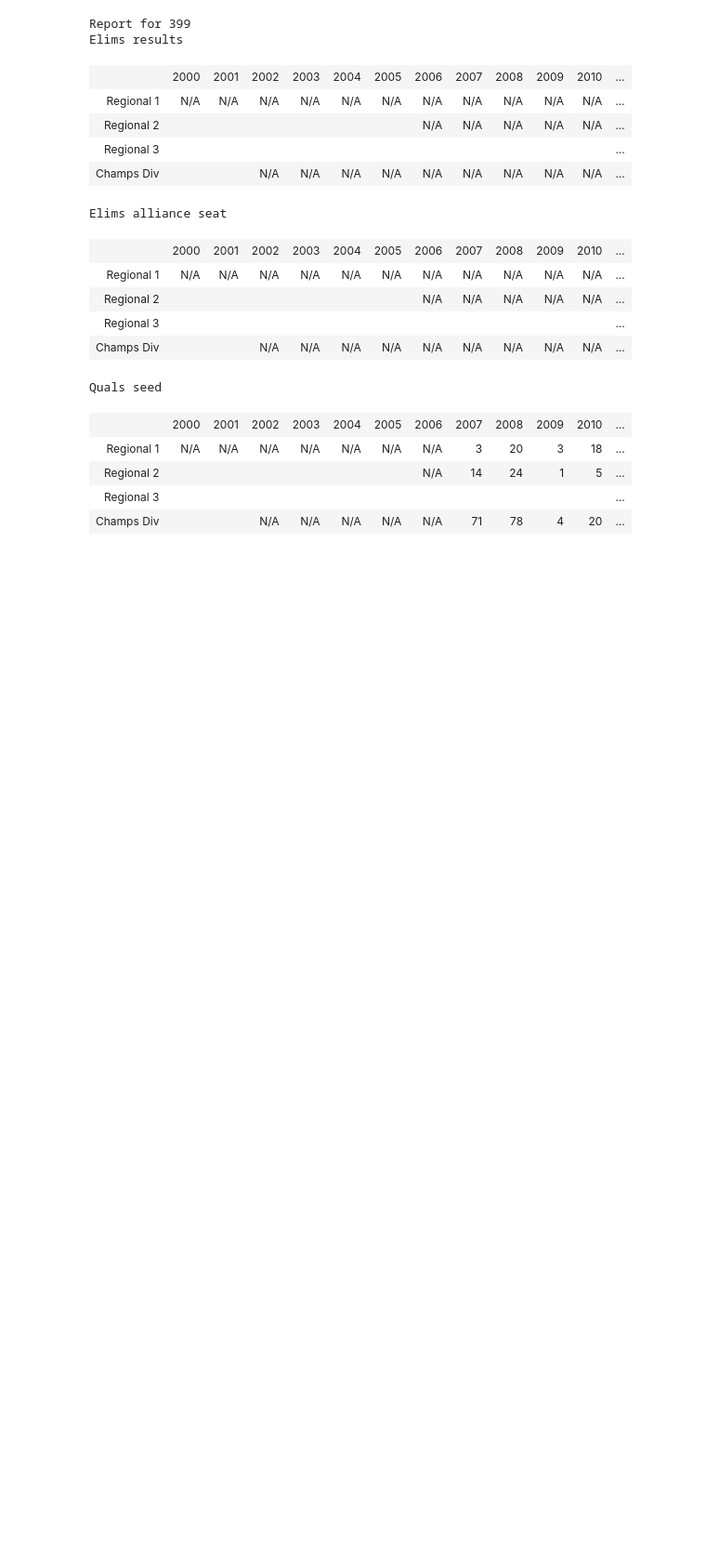
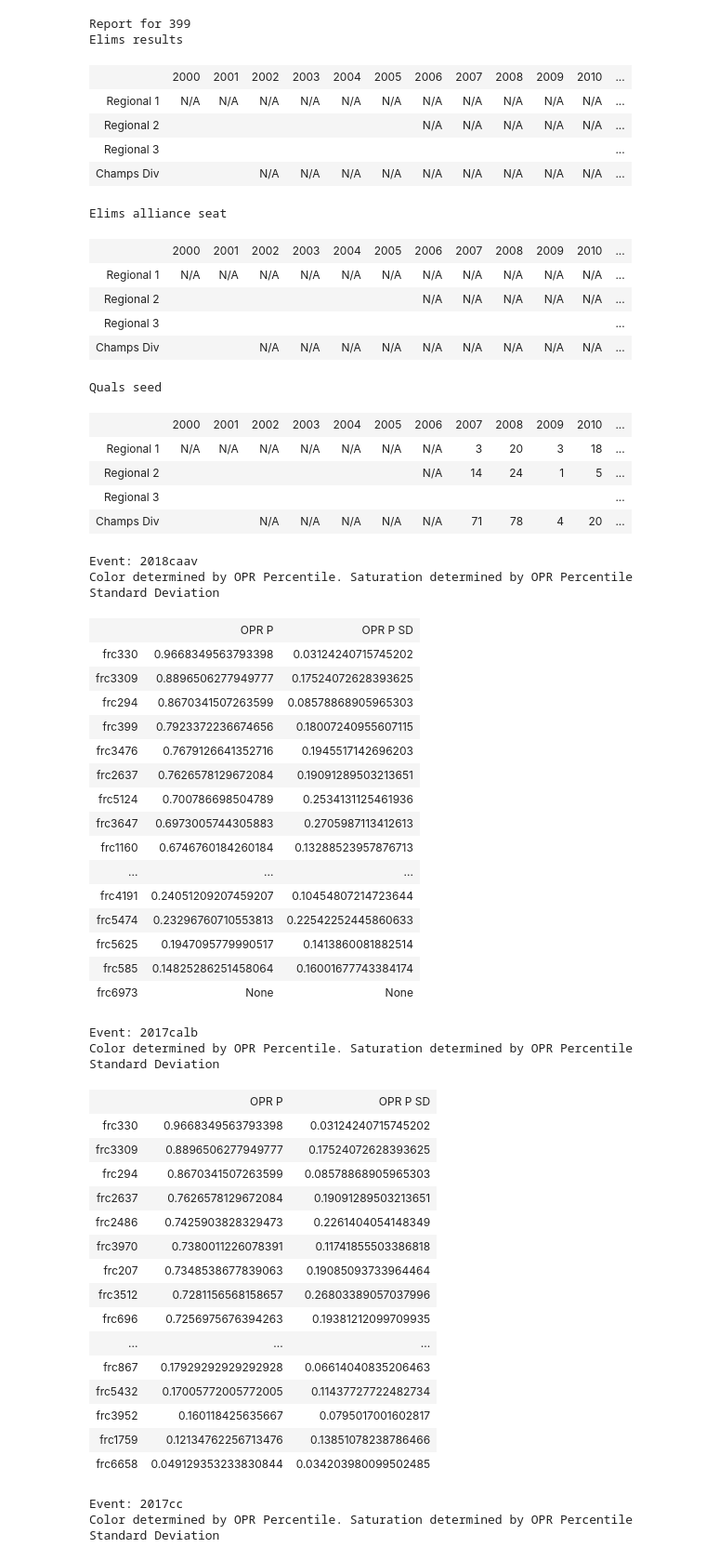
Before and after one commit to yabberyabber/jupyter_notebooks, a Jupyter notebook: tba at a glance.ipynb, the cells around one changed output. Shown at 93% size. Drawn from its saved outputs; the diff is of its cells as text; code cells hidden in the pictures; blank space fills up the shorter version.

Commit message:
Event at-a-glance

```diff
--- a/tba at a glance.ipynb
+++ b/tba at a glance.ipynb
@@ -33,6 +33,7 @@ from functools import lru_cache
 team_events = lru_cache(maxsize=512)(tba.team_events)
 event_alliances = lru_cache(maxsize=512)(tba.event_alliances)
 event_rankings = lru_cache(maxsize=512)(tba.event_rankings)
+event_oprs = lru_cache(maxsize=512)(tba.event_oprs)
 
 def scrape_event_codes(events, year):
     return [str(year) + event['event_code'] for event in events]
@@ -526,7 +527,7 @@ class TableBuilder:
             row = ['<td>{:s}</td>'.format(row)]
             for cell in row_cells:
                 if cell['color']:
-                    row.append('<td bgcolor="{:s}">{:s}</td>'.format(
+                    row.append('<td style="background-color:{:s}">{:s}</td>'.format(
                                     str(cell['color']),
                                     str(cell['value'])))
                 else:
@@ -785,0 +853,71 @@ Quals seed
+# %%
+def prescout_event(event):
+    teams = event_teams(event)
+    opr_strengths = [(team, team_opr_strength(team)) for team in teams]
+    return opr_strengths
+
+def stats_to_color(stats):
+    if stats['average'] is None:
+        return '#ffffff'
+    color = int(stats['average'] * 100)
+    lightness = 50 + int(stats['stddev'] * 150)
+    return "hsl({:d},{:d}%,{:d}%)".format(color, 100, lightness)
+
+
+def format_event_report(report):
+    report = sorted(report, key=lambda x: x[1]['average'] if x[1]['average'] else 0)[::-1]
+    table = TableBuilder(row='team', col='stat')
+
+    table.set_cols(["OPR P", "OPR P SD"])
+
+    for team, stats in report:
+        table.set_cell(stats['average'], color=stats_to_color(stats), team=team, stat='OPR P')
+        table.set_cell(stats['stddev'], color=stats_to_color(stats), team=team, stat='OPR P SD')
+
+    return table.get_html()
+
+for event in ['2018caav', '2017calb', '2017cc']:
+    display(HTML(
+            "<h1>Event: {:s}</h1>".format(event) +
+            "Color determined by OPR Percentile.  Saturation determined by OPR Percentile Standard Deviation" +
+            format_event_report(prescout_event(event))
+    ))
+# %% [output]
+Event: 2018caav
+Color determined by OPR Percentile. Saturation determined by OPR Percentile Standard Deviation
+|  | OPR P | OPR P SD |
+| frc330 | 0.9668349563793398 | 0.03124240715745202 |
+| frc3309 | 0.8896506277949777 | 0.17524072628393625 |
+| frc294 | 0.8670341507263599 | 0.08578868905965303 |
+| frc399 | 0.7923372236674656 | 0.18007240955607115 |
+| frc3476 | 0.7679126641352716 | 0.1945517142696203 |
+| frc2637 | 0.7626578129672084 | 0.19091289503213651 |
+| frc5124 | 0.700786698504789 | 0.2534131125461936 |
+| frc3647 | 0.6973005744305883 | 0.2705987113412613 |
+| frc1160 | 0.6746760184260184 | 0.13288523957876713 |
+| ... | ... | ... |
+| frc4191 | 0.24051209207459207 | 0.10454807214723644 |
+| frc5474 | 0.23296760710553813 | 0.22542252445860633 |
+| frc5625 | 0.1947095779990517 | 0.1413860081882514 |
+| frc585 | 0.14825286251458064 | 0.16001677743384174 |
+| frc6973 | None | None |
+Event: 2017calb
+Color determined by OPR Percentile. Saturation determined by OPR Percentile Standard Deviation
+|  | OPR P | OPR P SD |
+| frc330 | 0.9668349563793398 | 0.03124240715745202 |
+| frc3309 | 0.8896506277949777 | 0.17524072628393625 |
+| frc294 | 0.8670341507263599 | 0.08578868905965303 |
+| frc2637 | 0.7626578129672084 | 0.19091289503213651 |
+| frc2486 | 0.7425903828329473 | 0.2261404054148349 |
+| frc3970 | 0.7380011226078391 | 0.11741855503386818 |
+| frc207 | 0.7348538677839063 | 0.19085093733964464 |
+| frc3512 | 0.7281156568158657 | 0.26803389057037996 |
+| frc696 | 0.7256975676394263 | 0.19381212099709935 |
+| ... | ... | ... |
+| frc867 | 0.17929292929292928 | 0.06614040835206463 |
+| frc5432 | 0.17005772005772005 | 0.11437727722482734 |
+| frc3952 | 0.160118425635667 | 0.0795017001602817 |
+| frc1759 | 0.12134762256713476 | 0.13851078238786466 |
+| frc6658 | 0.049129353233830844 | 0.034203980099502485 |
+Event: 2017cc
+Color determined by OPR Percentile. Saturation determined by OPR Percentile Standard Deviation
```
Also changed, not shown: parts of 2 cells of this notebook.
